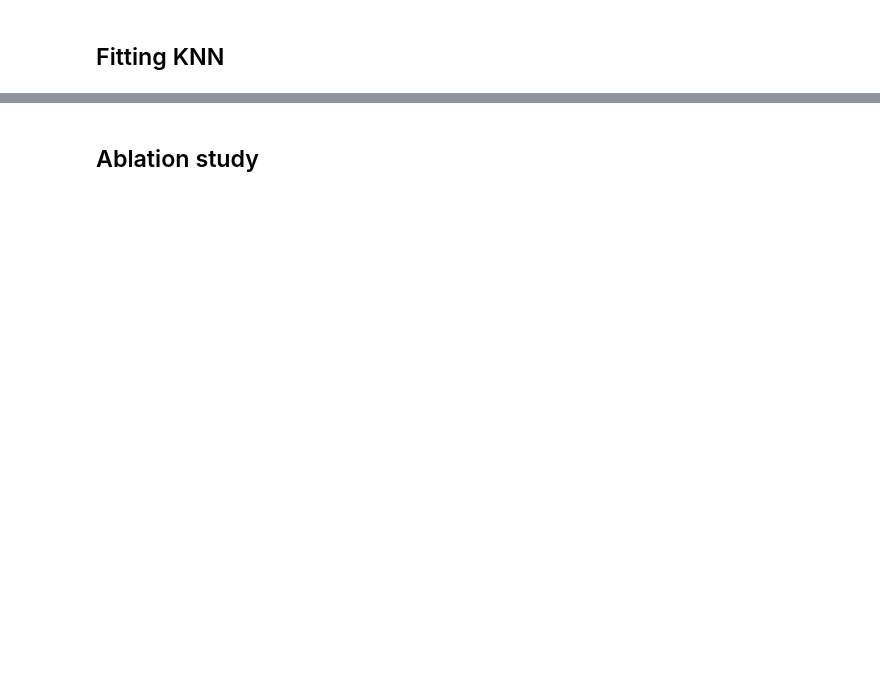
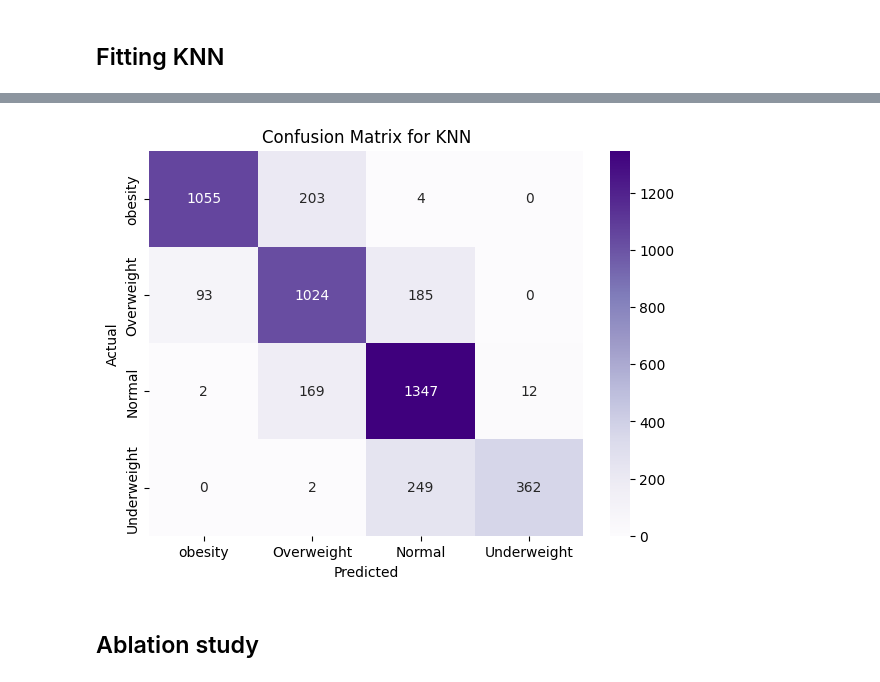
Before and after one commit to syedokun/HAD7001, a Jupyter notebook: Datathon_1/Datathon_1.ipynb, the cells around one changed output, grey strips where cells are left out. Drawn from its saved outputs; the diff is of its cells as text; code cells hidden in the pictures; blank space fills up the shorter version.

```diff
--- a/Datathon_1/Datathon_1.ipynb
+++ b/Datathon_1/Datathon_1.ipynb
@@ -129,0 +285,13 @@ weighted avg       0.87      0.86      0.86      4707
+# %%
+warnings.filterwarnings("ignore", category=UserWarning)
+
+knn = KNeighborsClassifier(metric='minkowski', p=1, n_neighbors=11, weights = 'distance')
+knn.fit(X_train, y_train)
+
+classes = source_df['BMI_Category'].unique()
+
+y_pred = knn.predict(X_test)
+print(confusion_matrix(y_test, y_pred, labels=classes ) )
+
+report = classification_report(y_test, y_pred, labels=classes)
+print(report)
@@ -130,3 +313,12 @@ weighted avg       0.87      0.86      0.86      4707
+# %%
+plt.figure(figsize=(7,5))
+sns.heatmap(confusion_matrix(y_test, y_pred, labels=classes), cmap='Purples', annot=True, fmt='g', xticklabels=classes, yticklabels=classes)
+plt.xlabel('Predicted')
+plt.ylabel('Actual')
+plt.title('Confusion Matrix for KNN')
+plt.show()
+# %% [output]
+[figure, added]
 # %% [markdown]
 ## Ablation study
 # %%
```
Also changed, not shown: parts of 27 cells of this notebook.
